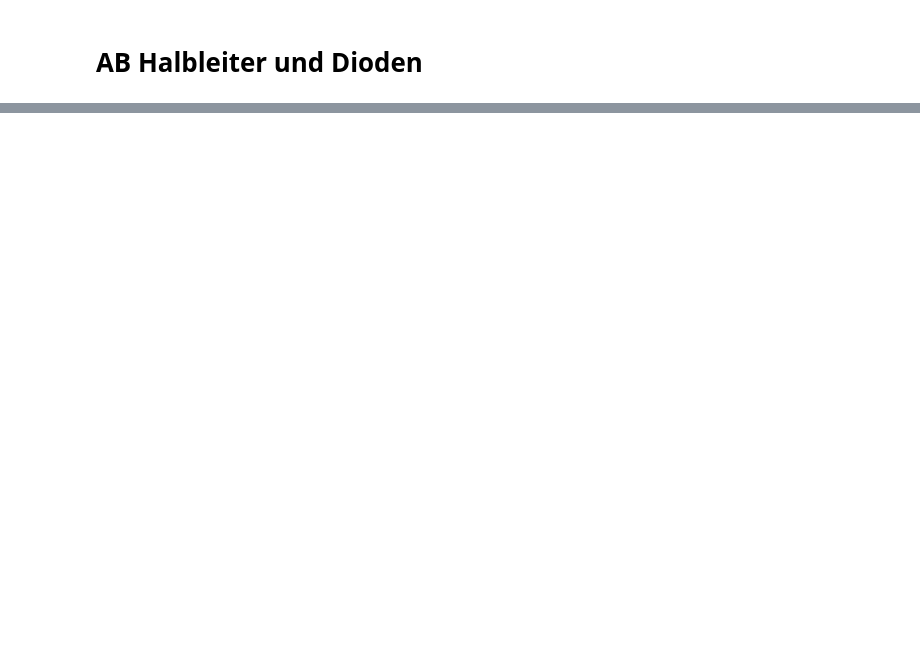
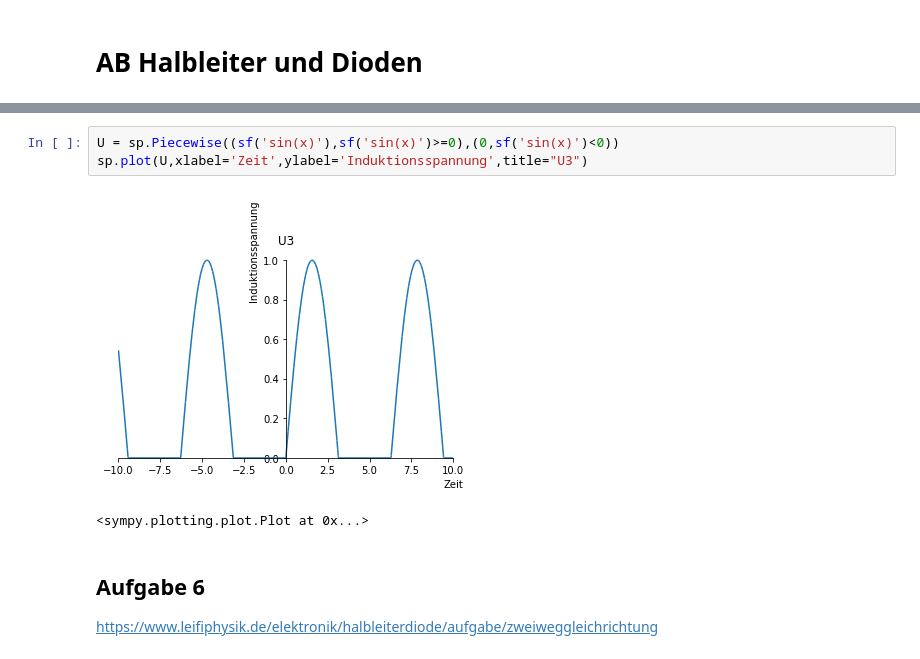
Before and after one commit to tna76874/AB09PH, a Jupyter notebook: 04_diode_AB.ipynb, the cells around one changed output, grey strips where cells are left out. Drawn from its saved outputs; the diff is of its cells as text; blank space fills up the shorter version.

```diff
--- a/04_diode_AB.ipynb
+++ b/04_diode_AB.ipynb
@@ -56,0 +104,9 @@ $( document ).ready(code_toggle);
+# %%
+U = sp.Piecewise((sf('sin(x)'),sf('sin(x)')>=0),(0,sf('sin(x)')<0))
+sp.plot(U,xlabel='Zeit',ylabel='Induktionsspannung',title="U3")
+# %% [output]
+[figure, added]
+<sympy.plotting.plot.Plot at 0x...>
+# %% [markdown]
+## Aufgabe 6
+https://www.leifiphysik.de/elektronik/halbleiterdiode/aufgabe/zweiweggleichrichtung
```
Also changed, not shown: parts of 9 cells of this notebook.
